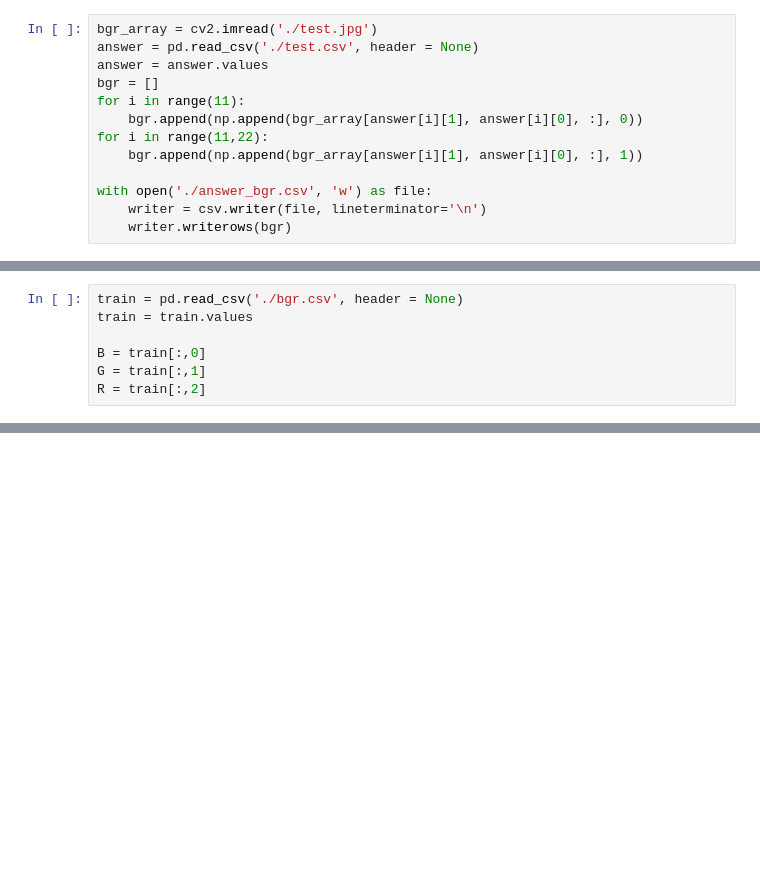
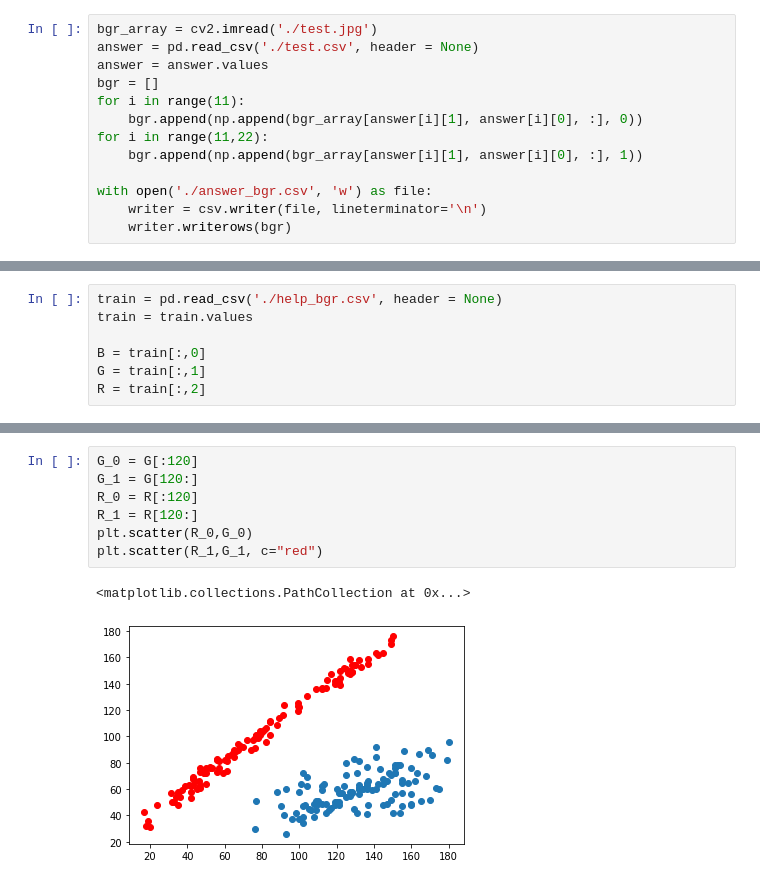
Before and after one commit to yattinda/scikit-learn, a Jupyter notebook: difine_rural/help/help.ipynb, the cells around one changed output, grey strips where cells are left out. Saved outputs shown, nothing was run; the diff lists cells and outputs as text; blank space fills up the shorter version.

```diff
--- a/difine_rural/help/help.ipynb
+++ b/difine_rural/help/help.ipynb
@@ -107,5 +107,5 @@ print("紅葉の割合 {:.3f}%".format(forest_per * 100))
 # %%
-train = pd.read_csv('./bgr.csv', header = None)
+train = pd.read_csv('./help_bgr.csv', header = None)
 train = train.values
 
 B = train[:,0]
@@ -122,0 +124,10 @@ plt.scatter(R_1,B_1, c="red")
+# %%
+G_0 = G[:120]
+G_1 = G[120:]
+R_0 = R[:120]
+R_1 = R[120:]
+plt.scatter(R_0,G_0)
+plt.scatter(R_1,G_1, c="red")
+# %% [output]
+<matplotlib.collections.PathCollection at 0x...>
+[figure, added]
```
Also changed, not shown: parts of 5 cells of this notebook.
